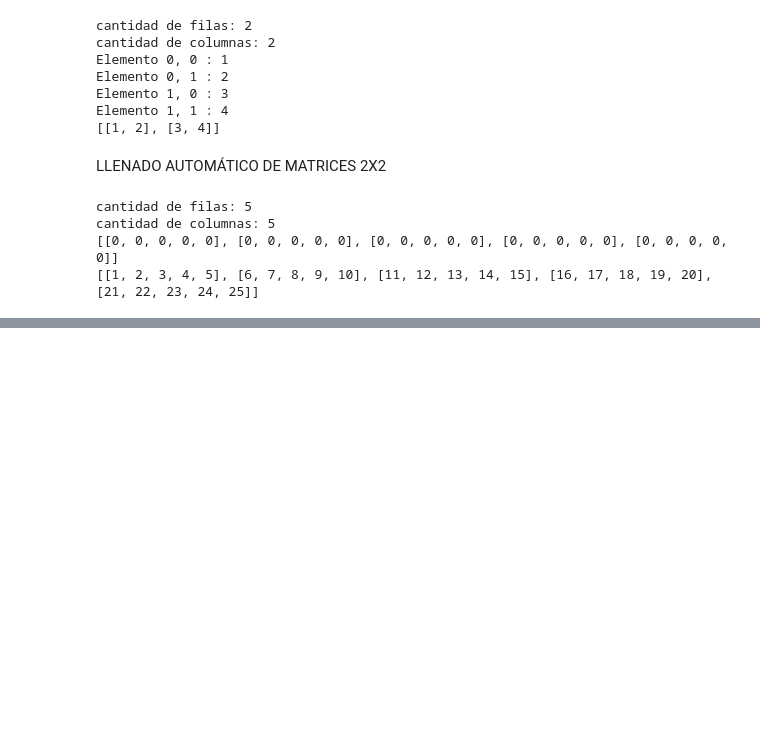
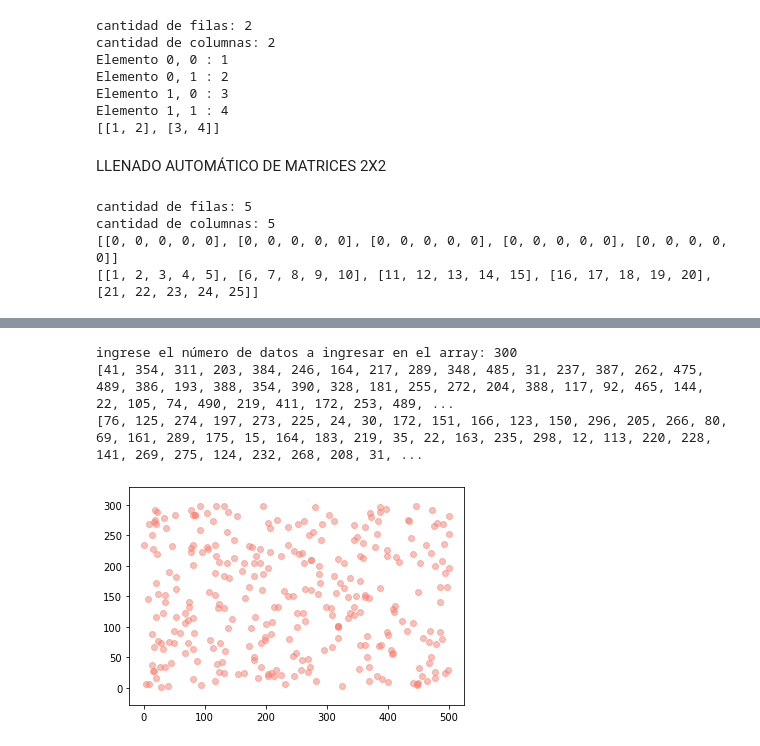
Before and after one commit to lucioa09/Hola_mundo, a Jupyter notebook: GENERALIDADES_PYTHON1.ipynb, the cells around one changed output, grey strips where cells are left out. Cells and saved outputs as stored; diff of their text form; code cells hidden in the pictures; blank space fills up the shorter version.

```diff
--- a/GENERALIDADES_PYTHON1.ipynb
+++ b/GENERALIDADES_PYTHON1.ipynb
@@ -150,0 +173,28 @@ cantidad de columnas: 5
+# %%
+# CREAR UN DATASET DE PUNTOS ALEATORIOS
+
+import numpy as np
+import scipy as sc
+import matplotlib.pyplot as plt
+import random
+
+Xeje = []
+Yeje = []
+d = Xeje
+e = Yeje
+dat = int(input("ingrese el número de datos a ingresar en el array: "))
+
+for k in range (dat):
+  d.append(random.randint(1, 500))
+  e.append(random.randint(1, dat))
+print(d)
+print(e)
+
+plt.scatter(d, e, c="salmon", alpha = 0.5)
+plt.axis("equal")
+plt.show()
+# %% [output]
+ingrese el número de datos a ingresar en el array: 300
+[41, 354, 311, 203, 384, 246, 164, 217, 289, 348, 485, 31, 237, 387, 262, 475, 489, 386, 193, 388, 354, 390, 328, 181, 255, 272, 204, 388, 117, 92, 465, 144, 22, 105, 74, 490, 219, 411, 172, 253, 489, ...
+[76, 125, 274, 197, 273, 225, 24, 30, 172, 151, 166, 123, 150, 296, 205, 266, 80, 69, 161, 289, 175, 15, 164, 183, 219, 35, 22, 163, 235, 298, 12, 113, 220, 228, 141, 269, 275, 124, 232, 268, 208, 31, ...
+[figure, added]
```
Also changed, not shown: parts of 3 cells of this notebook.
